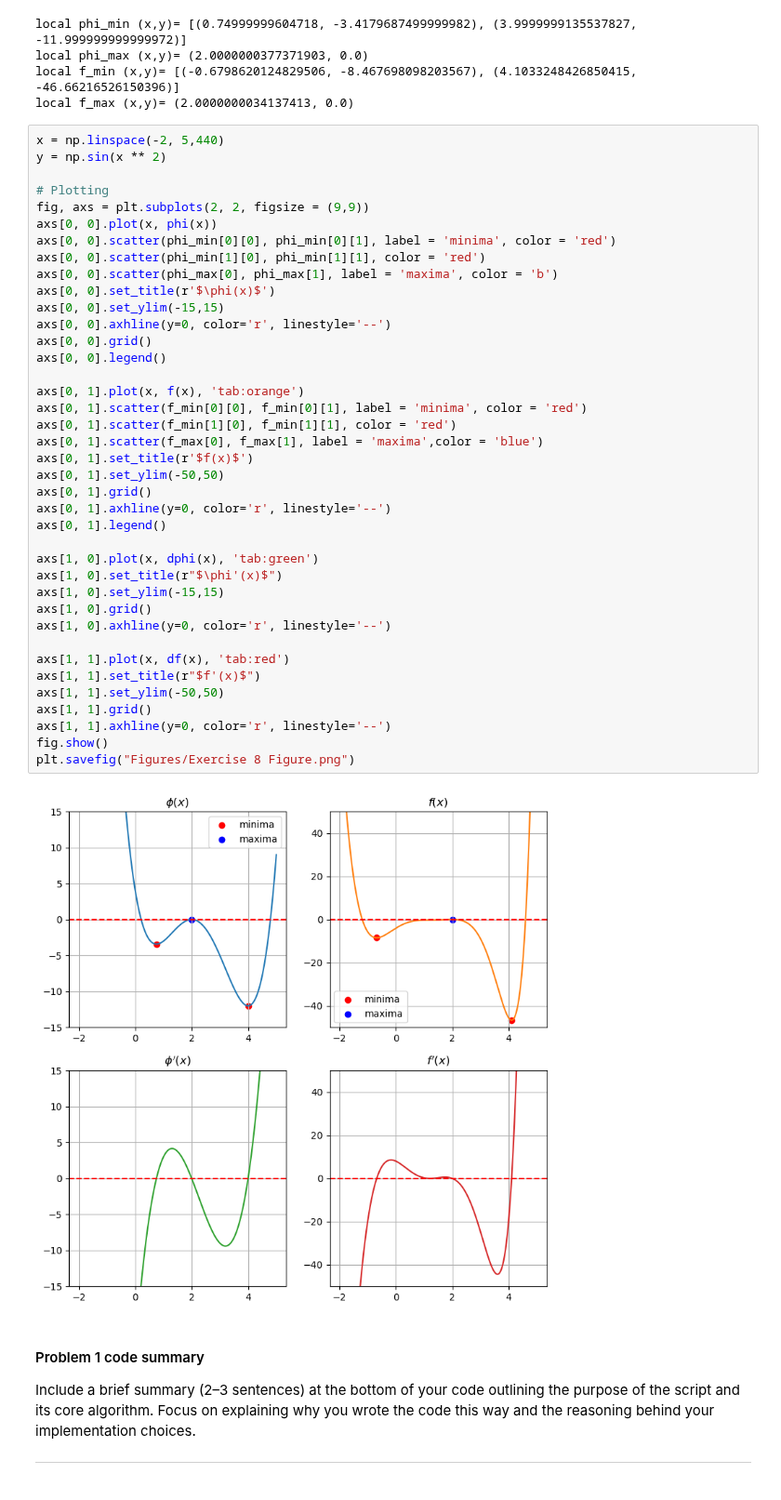
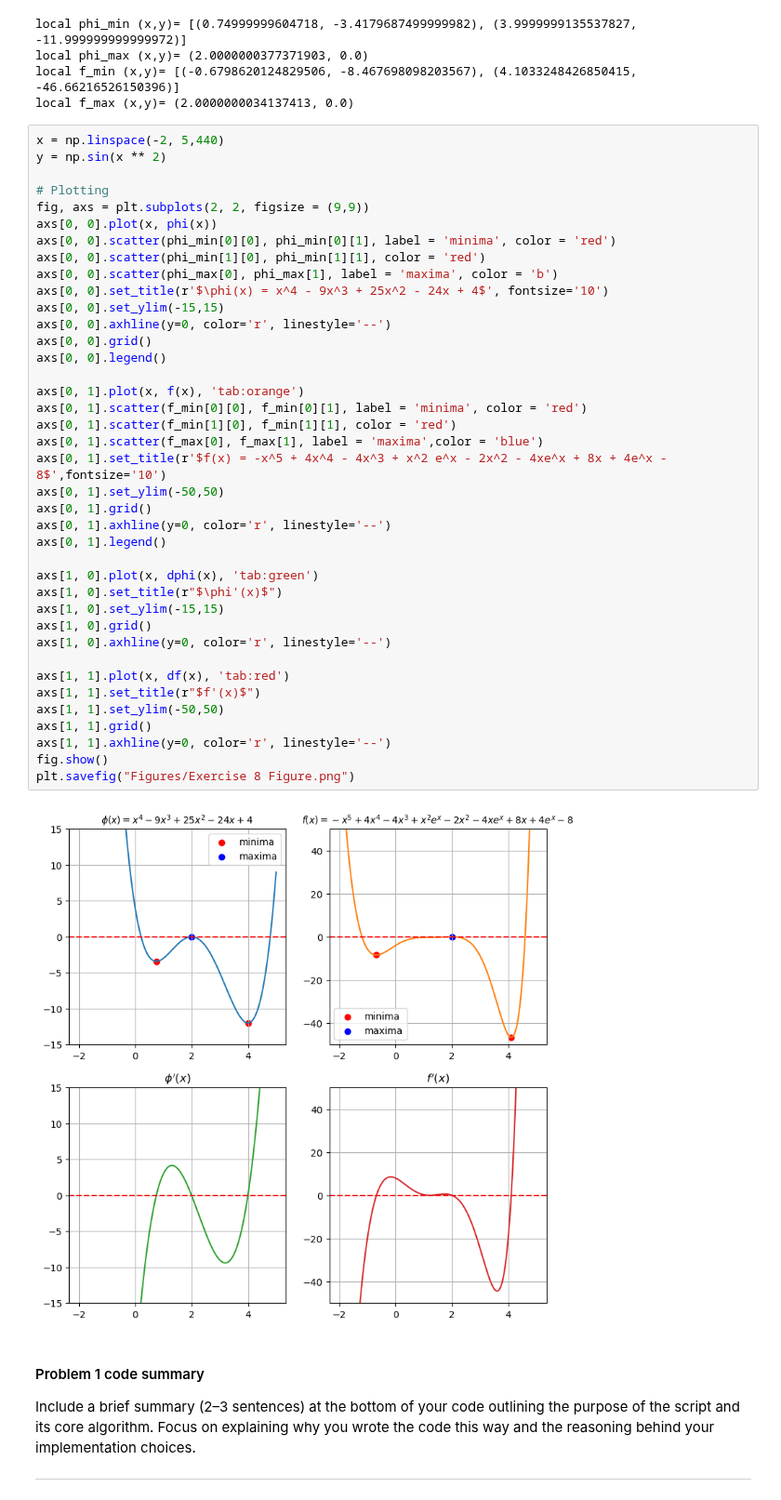
Before and after one commit to Jugyeo/AP155_TX1_1sAY2627, a Jupyter notebook: karly2/8Minimization_LUAREZ.ipynb, the cells around one changed output. Shown at 93% size. Cells and saved outputs as stored; diff of their text form.

```diff
--- a/karly2/8Minimization_LUAREZ.ipynb
+++ b/karly2/8Minimization_LUAREZ.ipynb
@@ -167,37 +166,37 @@ axs[0, 0].plot(x, phi(x))
 axs[0, 0].scatter(phi_min[0][0], phi_min[0][1], label = 'minima', color = 'red')
 axs[0, 0].scatter(phi_min[1][0], phi_min[1][1], color = 'red')
 axs[0, 0].scatter(phi_max[0], phi_max[1], label = 'maxima', color = 'b')
-axs[0, 0].set_title(r'$\phi(x)$')
+axs[0, 0].set_title(r'$\phi(x) = x^4 - 9x^3 + 25x^2 - 24x + 4$', fontsize='10')
 axs[0, 0].set_ylim(-15,15)
 axs[0, 0].axhline(y=0, color='r', linestyle='--')
 axs[0, 0].grid()
 axs[0, 0].legend()
 
 axs[0, 1].plot(x, f(x), 'tab:orange')
 axs[0, 1].scatter(f_min[0][0], f_min[0][1], label = 'minima', color = 'red')
 axs[0, 1].scatter(f_min[1][0], f_min[1][1], color = 'red')
 axs[0, 1].scatter(f_max[0], f_max[1], label = 'maxima',color = 'blue')
-axs[0, 1].set_title(r'$f(x)$')
+axs[0, 1].set_title(r'$f(x) = -x^5 + 4x^4 - 4x^3 + x^2 e^x - 2x^2 - 4xe^x + 8x + 4e^x - 8$',fontsize='10')
 axs[0, 1].set_ylim(-50,50)
 axs[0, 1].grid()
 axs[0, 1].axhline(y=0, color='r', linestyle='--')
 axs[0, 1].legend()
 
 axs[1, 0].plot(x, dphi(x), 'tab:green')
 axs[1, 0].set_title(r"$\phi'(x)$")
 axs[1, 0].set_ylim(-15,15)
 axs[1, 0].grid()
 axs[1, 0].axhline(y=0, color='r', linestyle='--')
 
 axs[1, 1].plot(x, df(x), 'tab:red')
 axs[1, 1].set_title(r"$f'(x)$")
 axs[1, 1].set_ylim(-50,50)
 axs[1, 1].grid()
 axs[1, 1].axhline(y=0, color='r', linestyle='--')
 fig.show()
 plt.savefig("Figures/Exercise 8 Figure.png")
 # %% [output]
-[figure, old version]
+[figure, new version]
 # %% [markdown]
 #### Problem 1 code summary
 
```
Also changed, not shown: parts of 2 cells of this notebook, 1 other file.
